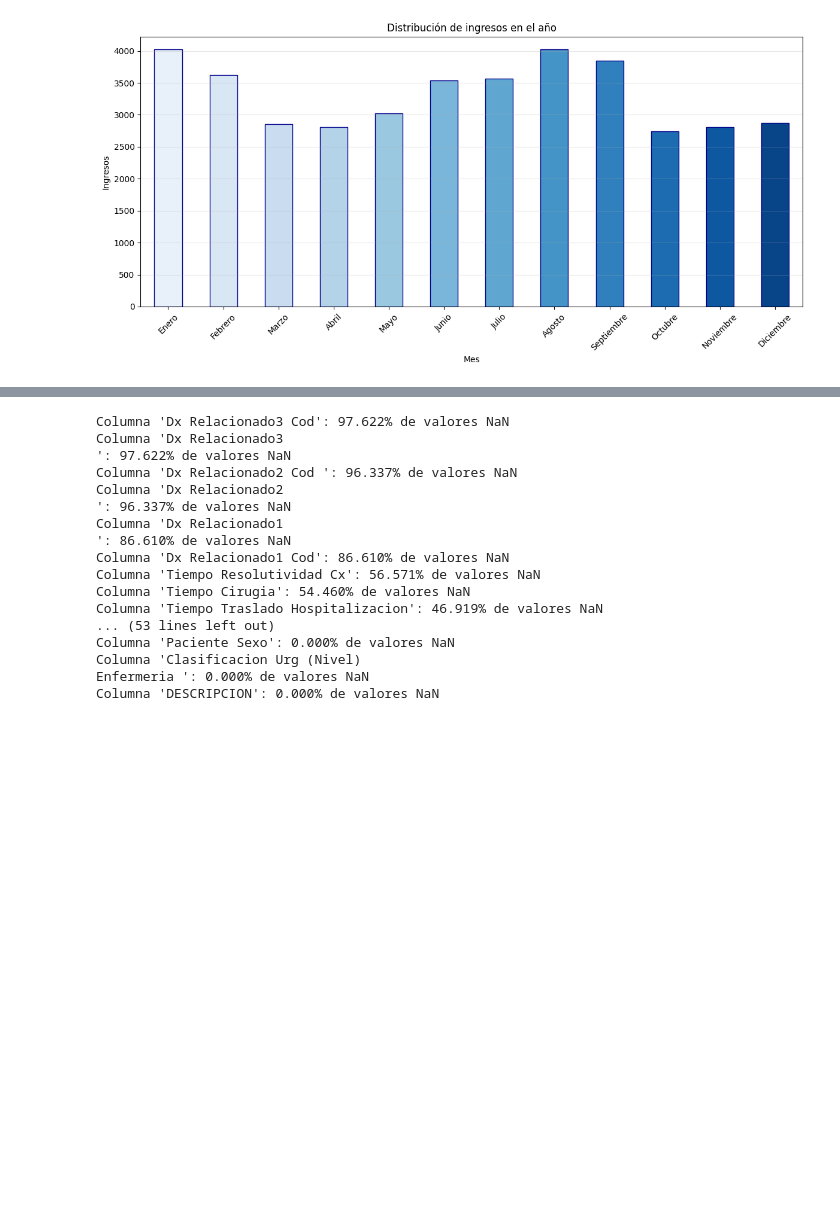
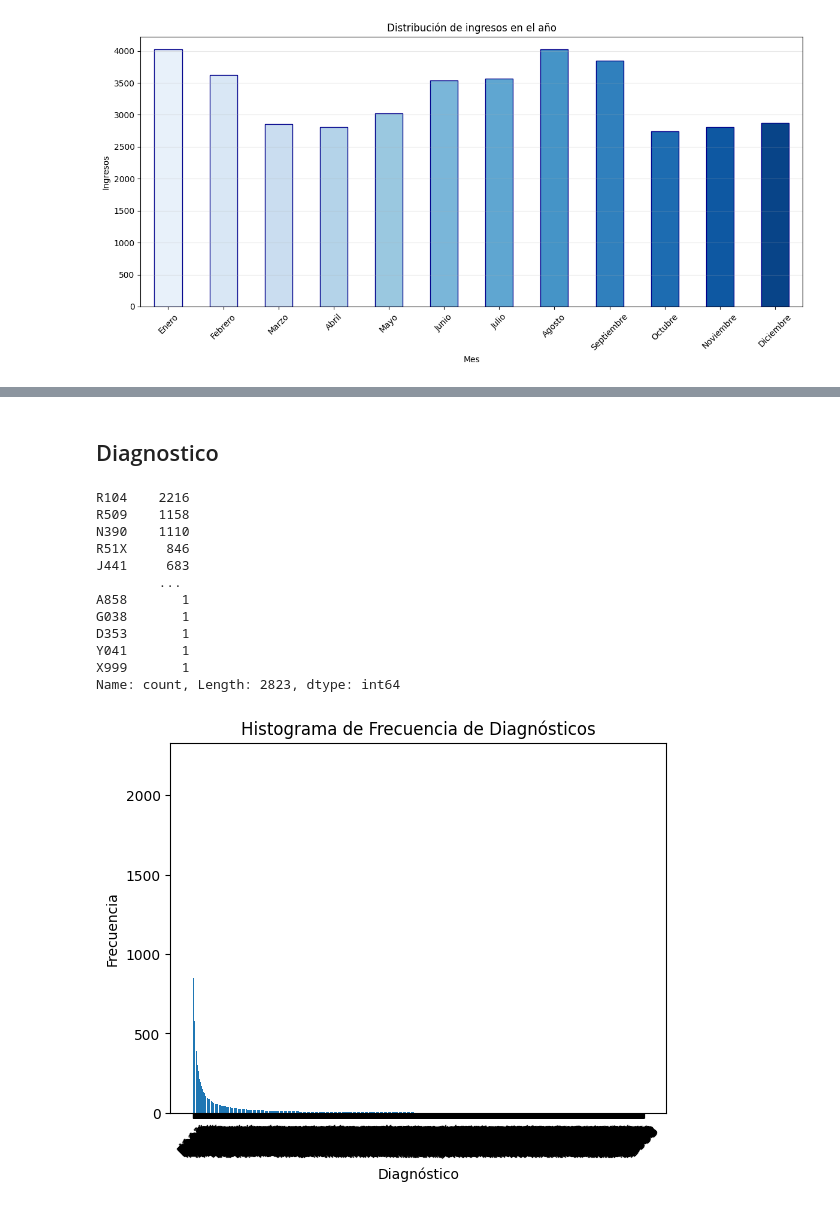
Before and after one commit to santiagogonzalezc/Final_project_ML, a Jupyter notebook: EDA.ipynb, the cells around one changed output, grey strips where cells are left out. Drawn from its saved outputs; the diff is of its cells as text; code cells hidden in the pictures; blank space fills up the shorter version.

```diff
--- a/EDA.ipynb
+++ b/EDA.ipynb
@@ -249,32 +180,31 @@ Top de registros con más valores NaN y columnas con NaN:
-# %%
-porcentaje_nan_por_columna = data_without_nro_atencion.isna().mean() * 100
-
-# Ordenar las columnas por el porcentaje de valores NaN de mayor a menor
-columnas_con_mas_nan = porcentaje_nan_por_columna.sort_values(ascending=False)
-
-
-# Imprimir porcentaje total de NaN para cada columna
-for columna, porcentaje in columnas_con_mas_nan.items():
-    print(f"Columna '{columna}': {porcentaje:.3f}% de valores NaN")
-
-# No quitar las columnas de diagnostico asi tengan muchos datos vacios, debido a que si se hace one hot encoding los NaN no afectarian el df
-# Quitar columnas de diagnostico en texto para cada uno de los casos
-# Para servicio anterior se puede intentar colocar como variable binaria de si tuvo o no tuvo simplemente
-# %% [output]
-Columna 'Dx Relacionado3 Cod': 97.622% de valores NaN
-Columna 'Dx Relacionado3
-': 97.622% de valores NaN
-Columna 'Dx Relacionado2 Cod ': 96.337% de valores NaN
-Columna 'Dx Relacionado2
-': 96.337% de valores NaN
-Columna 'Dx Relacionado1
-': 86.610% de valores NaN
-Columna 'Dx Relacionado1 Cod': 86.610% de valores NaN
-Columna 'Tiempo Resolutividad Cx': 56.571% de valores NaN
-Columna 'Tiempo Cirugia': 54.460% de valores NaN
-Columna 'Tiempo Traslado Hospitalizacion': 46.919% de valores NaN
-... (53 lines left out)
-Columna 'Paciente Sexo': 0.000% de valores NaN
-Columna 'Clasificacion Urg (Nivel)
-Enfermeria ': 0.000% de valores NaN
-Columna 'DESCRIPCION': 0.000% de valores NaN
+# %% [markdown]
+## Diagnostico
+# %%
+diagnosticos_total = pd.concat([data['Dx Principal Cod'],
+                          data['Dx Relacionado1 Cod'],
+                          data['Dx Relacionado2 Cod '],
+                          data['Dx Relacionado3 Cod']])
+
+frecuencia_diagnosticos = diagnosticos_total.value_counts()
+print(frecuencia_diagnosticos)
+
+plt.bar(frecuencia_diagnosticos.index, frecuencia_diagnosticos.values)
+plt.xlabel('Diagnóstico')
+plt.ylabel('Frecuencia')
+plt.title('Histograma de Frecuencia de Diagnósticos')
+plt.xticks(rotation=45)  # Rotar las etiquetas del eje x para una mejor visualización
+plt.show()
+# %% [output]
+R104    2216
+R509    1158
+N390    1110
+R51X     846
+J441     683
+        ...
+A858       1
+G038       1
+D353       1
+Y041       1
+X999       1
+Name: count, Length: 2823, dtype: int64
+[figure, added]
```
Also changed, not shown: parts of 4 cells of this notebook.
